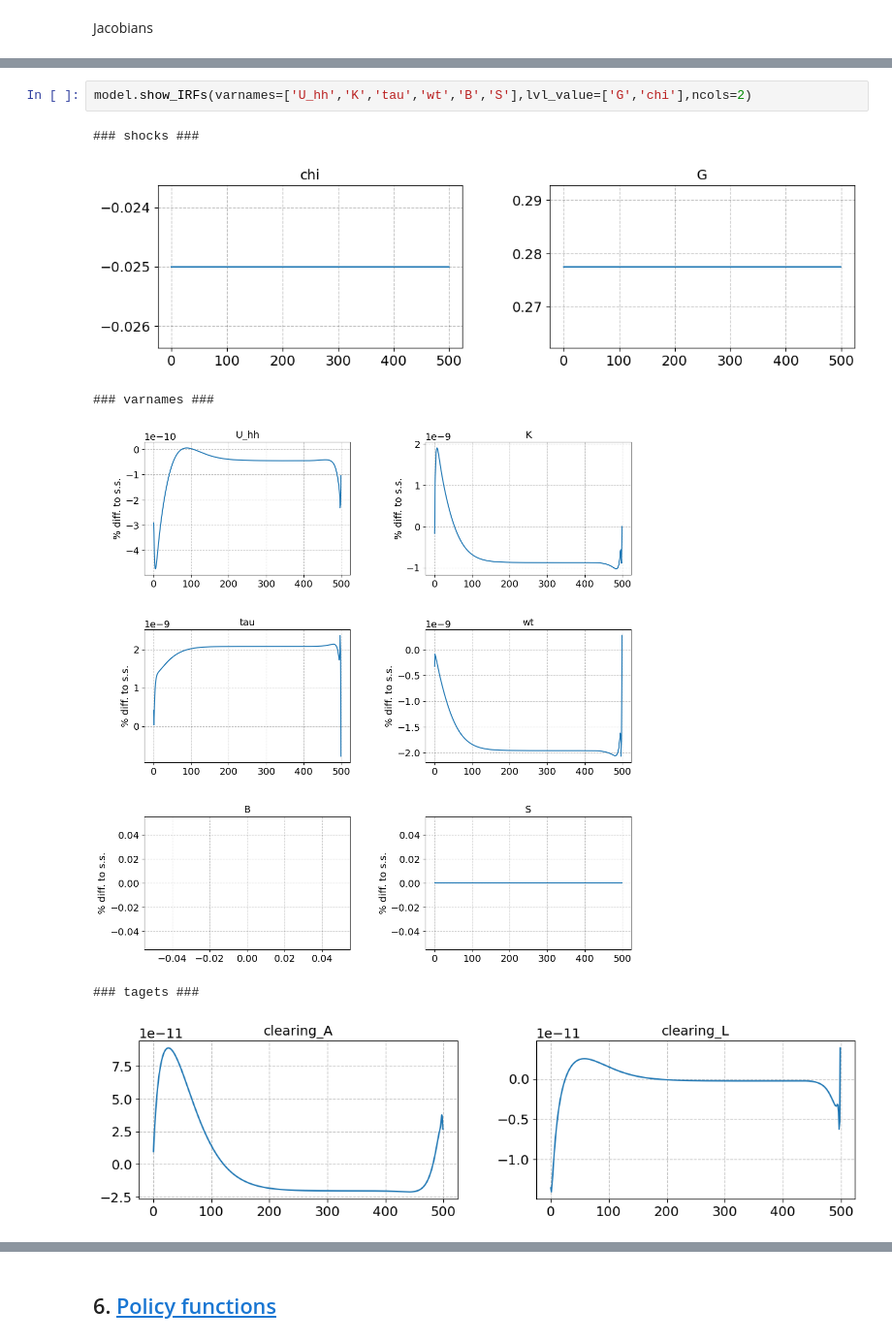
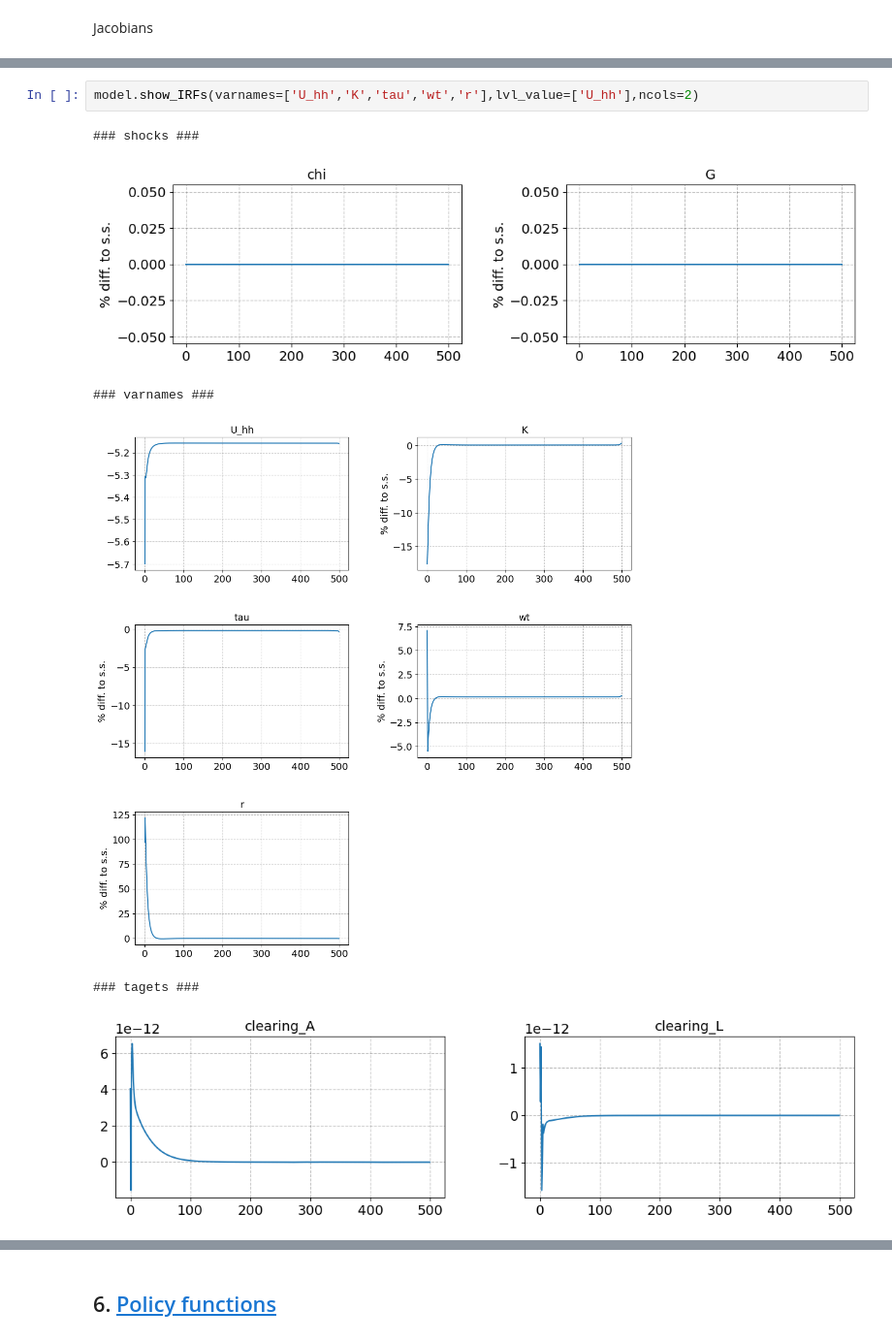
Before and after one commit to Bernseng/AdvMacroHet, a Jupyter notebook: Assignments/Assignment_II/HANCWelfareModel.ipynb, the cells around one changed output, grey strips where cells are left out. Shown at 97% size. Saved outputs shown, nothing was run; the diff lists cells and outputs as text.

```diff
--- a/Assignments/Assignment_II/HANCWelfareModel.ipynb
+++ b/Assignments/Assignment_II/HANCWelfareModel.ipynb
@@ -533,12 +523,12 @@ t = 19:  0.0000, -0.0000
 # %%
-model.show_IRFs(varnames=['U_hh','K','tau','wt','B','S'],lvl_value=['G','chi'],ncols=2)
+model.show_IRFs(varnames=['U_hh','K','tau','wt','r'],lvl_value=['U_hh'],ncols=2)
 # %% [output]
 ### shocks ###
-[figure, old version]
+[figure, new version]
 ### varnames ###
-[figure, old version]
+[figure, new version]
 ### tagets ###
-[figure, old version]
+[figure, new version]
 # %%
 v_hh_ss = model.v_ss()
 v_hh = model.v_path()
```
Also changed, not shown: parts of 57 cells of this notebook, 8 other files.
